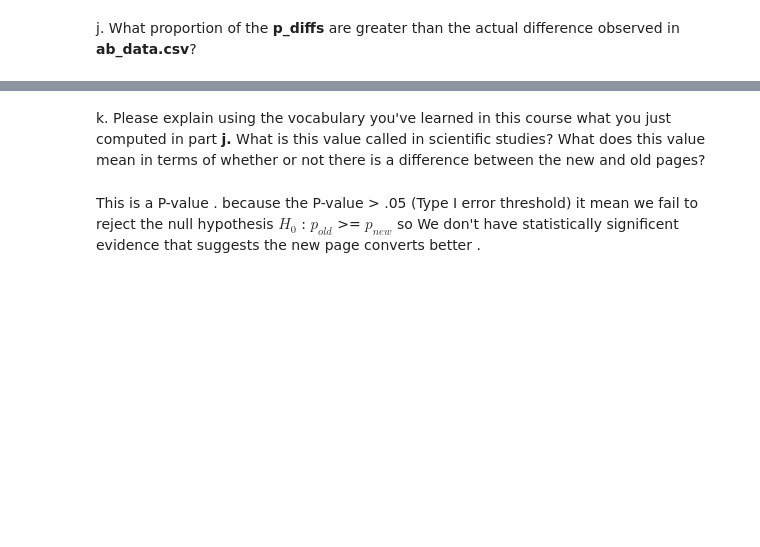
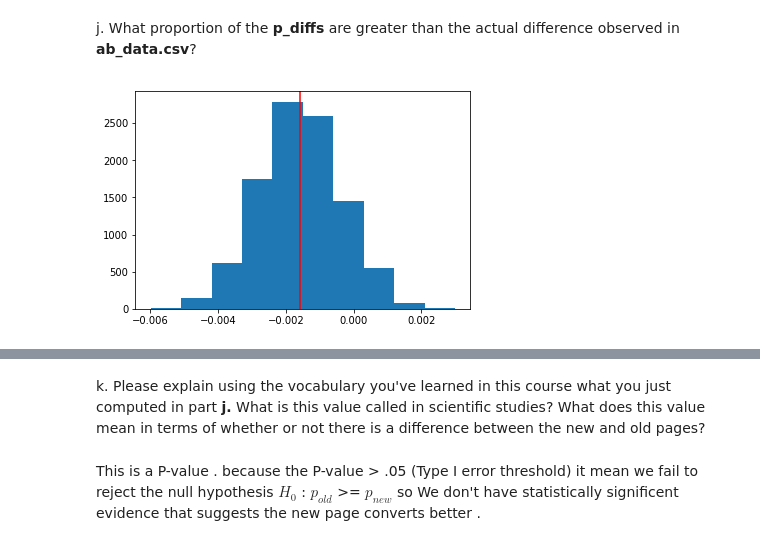
Before and after one commit to ziadhany/AnalyzeABTestResults, a Jupyter notebook: AnalyzeABTestResults.ipynb, the cells around one changed output, grey strips where cells are left out. Cells and saved outputs as stored; diff of their text form; code cells hidden in the pictures; blank space fills up the shorter version.

```diff
--- a/AnalyzeABTestResults.ipynb
+++ b/AnalyzeABTestResults.ipynb
@@ -250,8 +252,10 @@ plt.hist(p_diffs);
 j. What proportion of the **p_diffs** are greater than the actual difference observed in **ab_data.csv**?
 # %%
 real_obs_diffs = df2.query('group == "treatment" ')['converted'].mean() - df2.query(' group == "control" ')['converted'].mean()
-plt.hist(real_obs_diffs)
+plt.hist(p_diffs)
 plt.axvline(real_obs_diffs, color='r');
+# %% [output]
+[figure, added]
 # %%
 p_diffs = np.array(p_diffs)
 p_val = (p_diffs > real_obs_diffs).mean()
```
Also changed, not shown: parts of 23 cells of this notebook, 1 other file.
